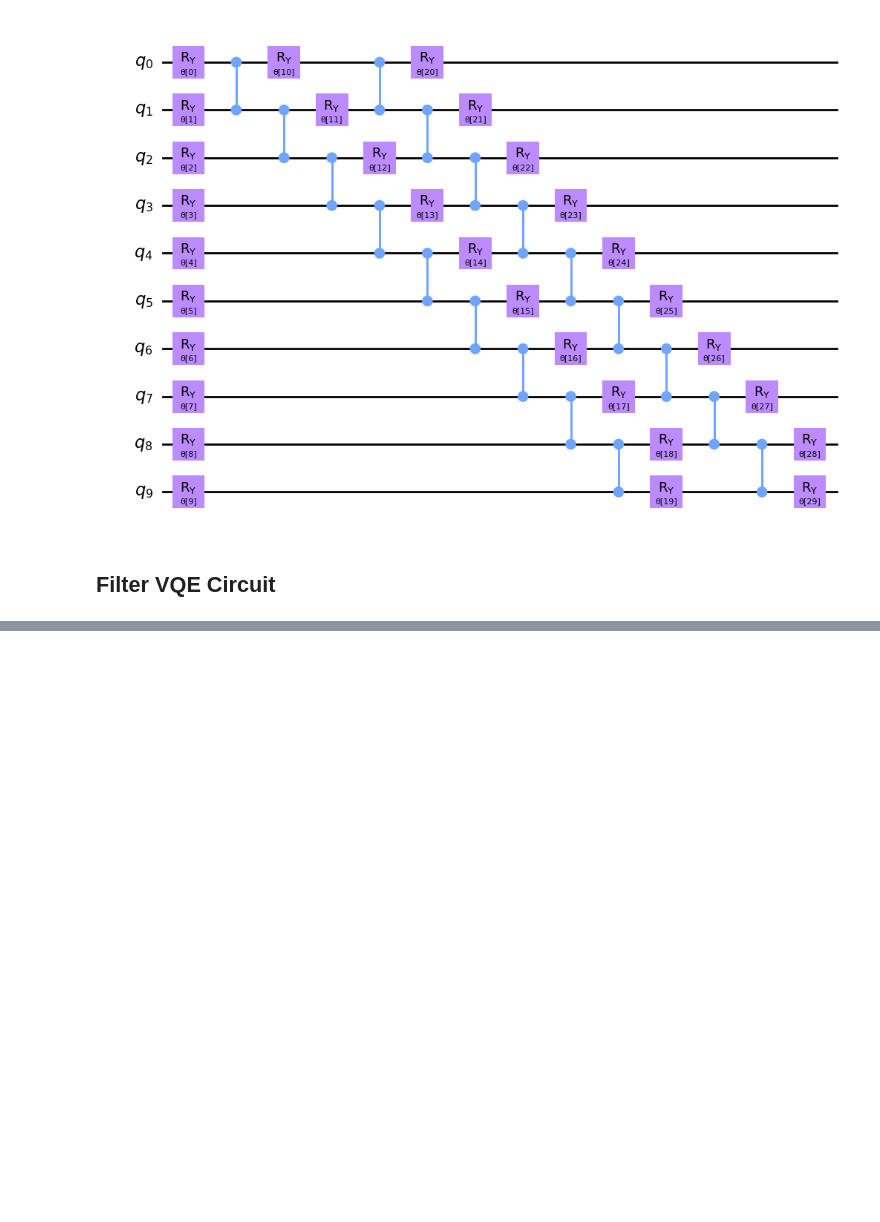
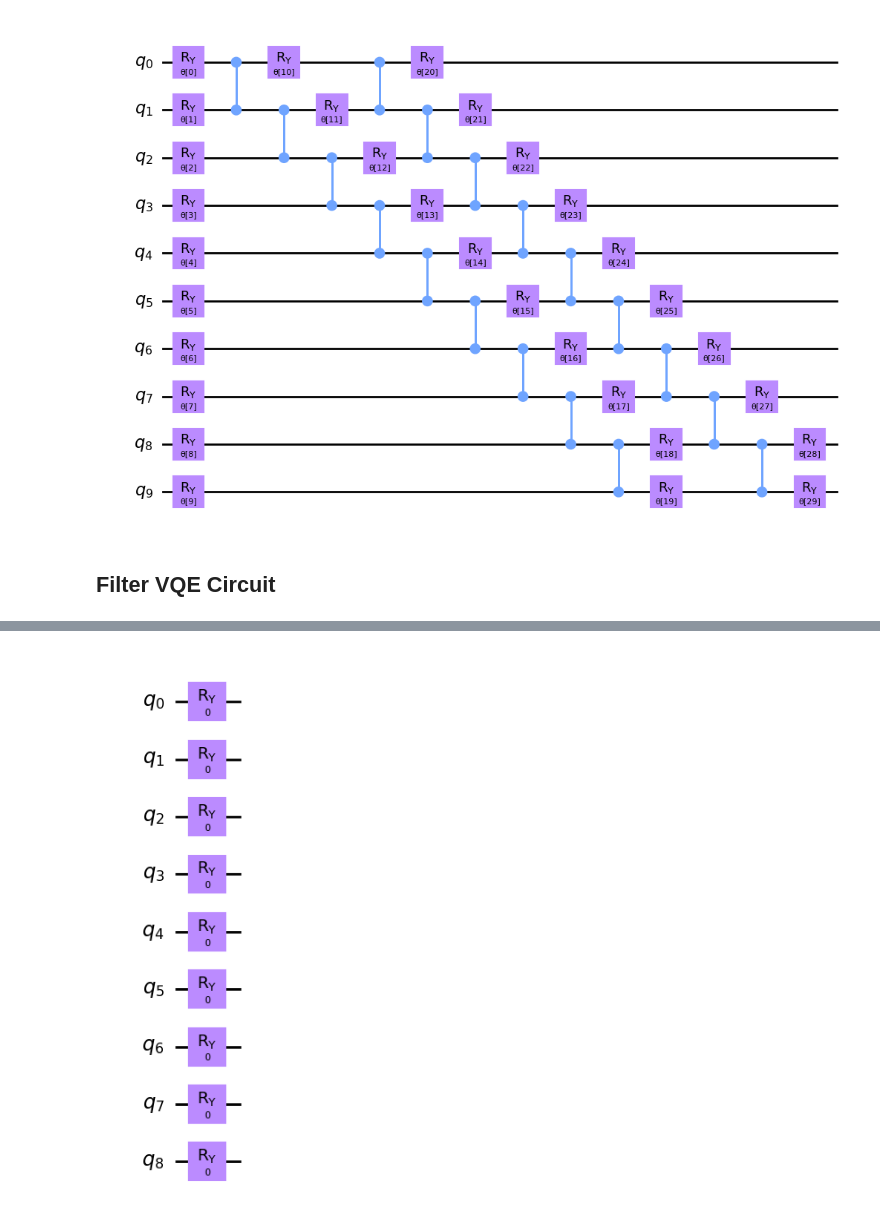
Before and after one commit to vivekkatial/HAQC, a Jupyter notebook: notebooks/16-filtering-vqe.ipynb, the cells around one changed output, grey strips where cells are left out. Saved outputs shown, nothing was run; the diff lists cells and outputs as text; code cells hidden in the pictures; blank space fills up the shorter version.

```diff
--- a/notebooks/16-filtering-vqe.ipynb
+++ b/notebooks/16-filtering-vqe.ipynb
@@ -533,0 +629,10 @@ res
+# %%
+n_qubits=9
+qc = QuantumCircuit(n_qubits)
+qc.draw('mpl')
+n_gates_layer_one = n_qubits
+for i in range(n_gates_layer_one):
+    qc.ry(0, i)
+qc.draw('mpl')
+# %% [output]
+[figure, added]
```
Also changed, not shown: parts of 35 cells of this notebook.
